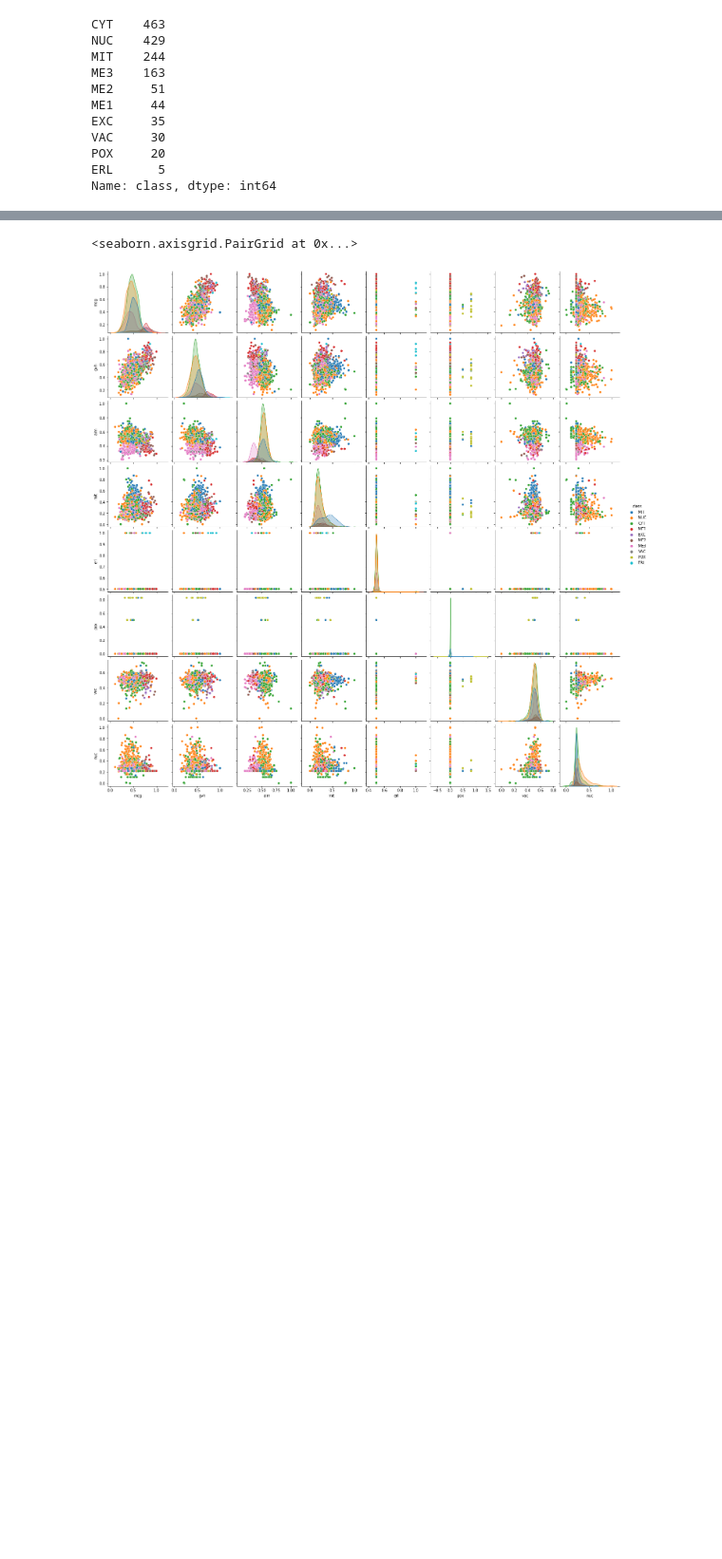
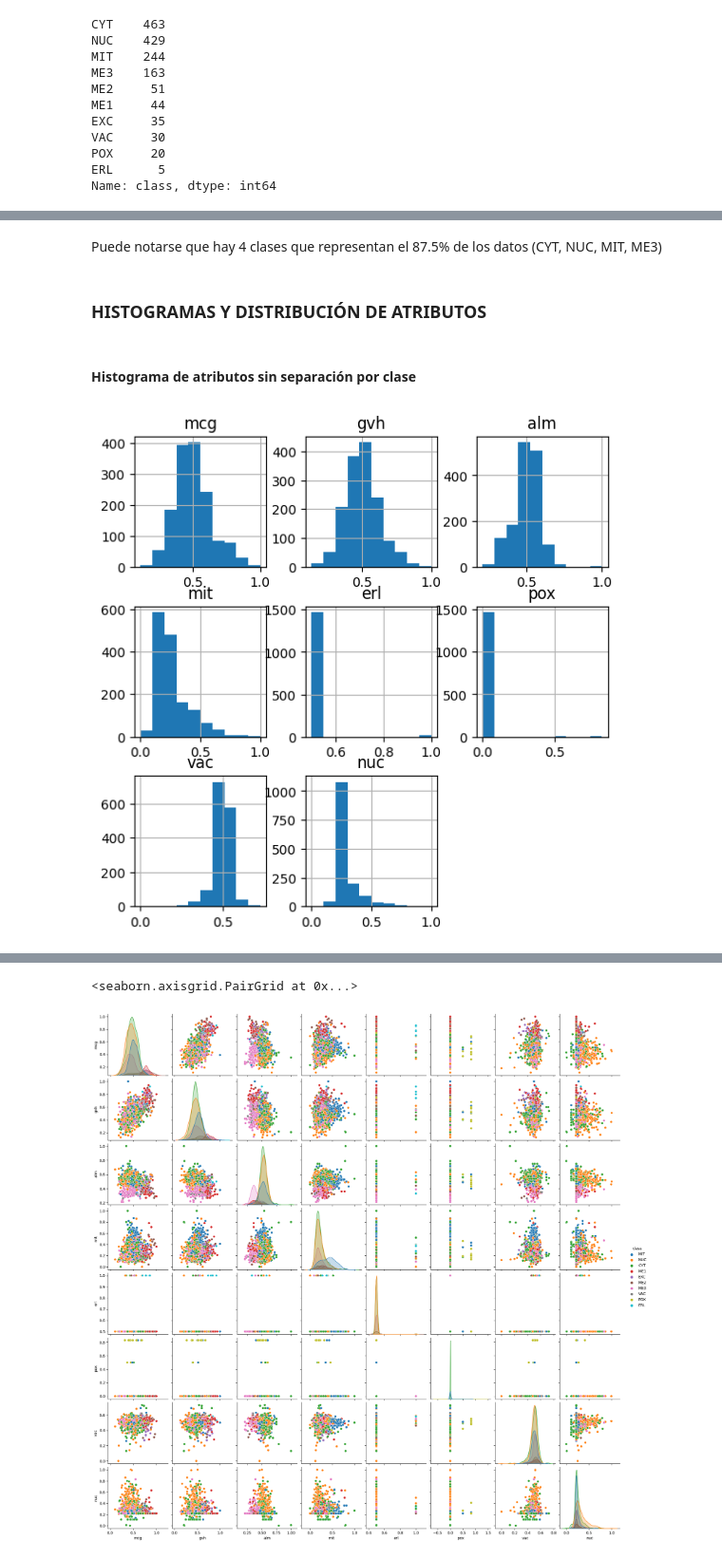
Before and after one commit to pedrwito/TP1_Redes, a Jupyter notebook: tp1_redes.ipynb, the cells around one changed output, grey strips where cells are left out. Shown at 95% size. Drawn from its saved outputs; the diff is of its cells as text; code cells hidden in the pictures; blank space fills up the shorter version.

```diff
--- a/tp1_redes.ipynb
+++ b/tp1_redes.ipynb
@@ -100,0 +114,14 @@ PLOTEO HISTOGRAMAS Y GRAFICOS PARA EXPLORACIÓN DE DATOS
+# %% [markdown]
+Puede notarse que hay 4 clases que representan el 87.5% de los datos (CYT, NUC, MIT, ME3)
+# %% [markdown]
+### HISTOGRAMAS Y DISTRIBUCIÓN DE ATRIBUTOS
+# %% [markdown]
+#### Histograma de atributos sin separación por clase
+# %%
+clases = set(df_YEAST["class"])
+
+fig, ax =plt.subplots(figsize=(6.5,6.5))
+df_YEAST.drop(columns = ["class","Seq Name"]).hist(ax=ax)
+plt.show()
+# %% [output]
+[figure, added]
```
Also changed, not shown: parts of 101 cells of this notebook, 3 other files.
